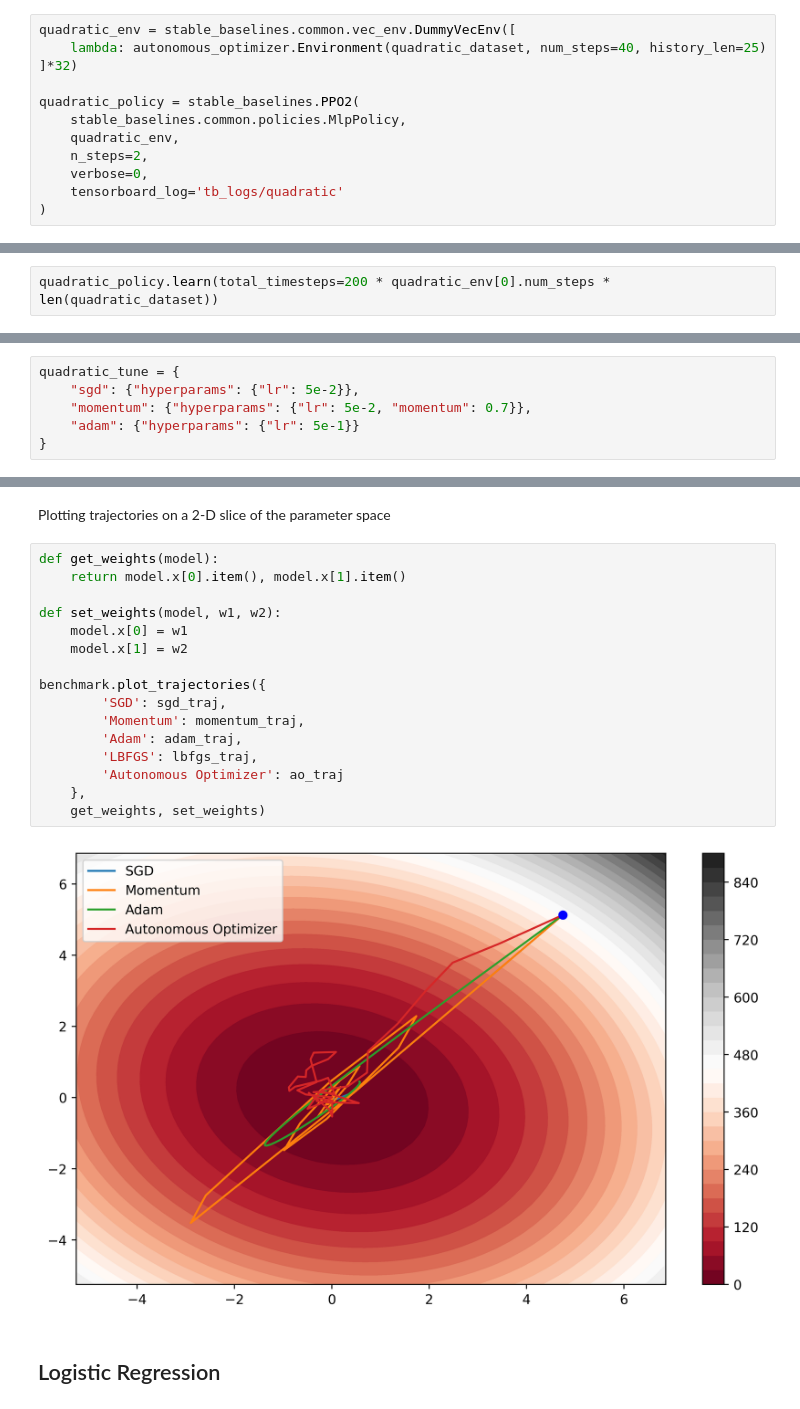
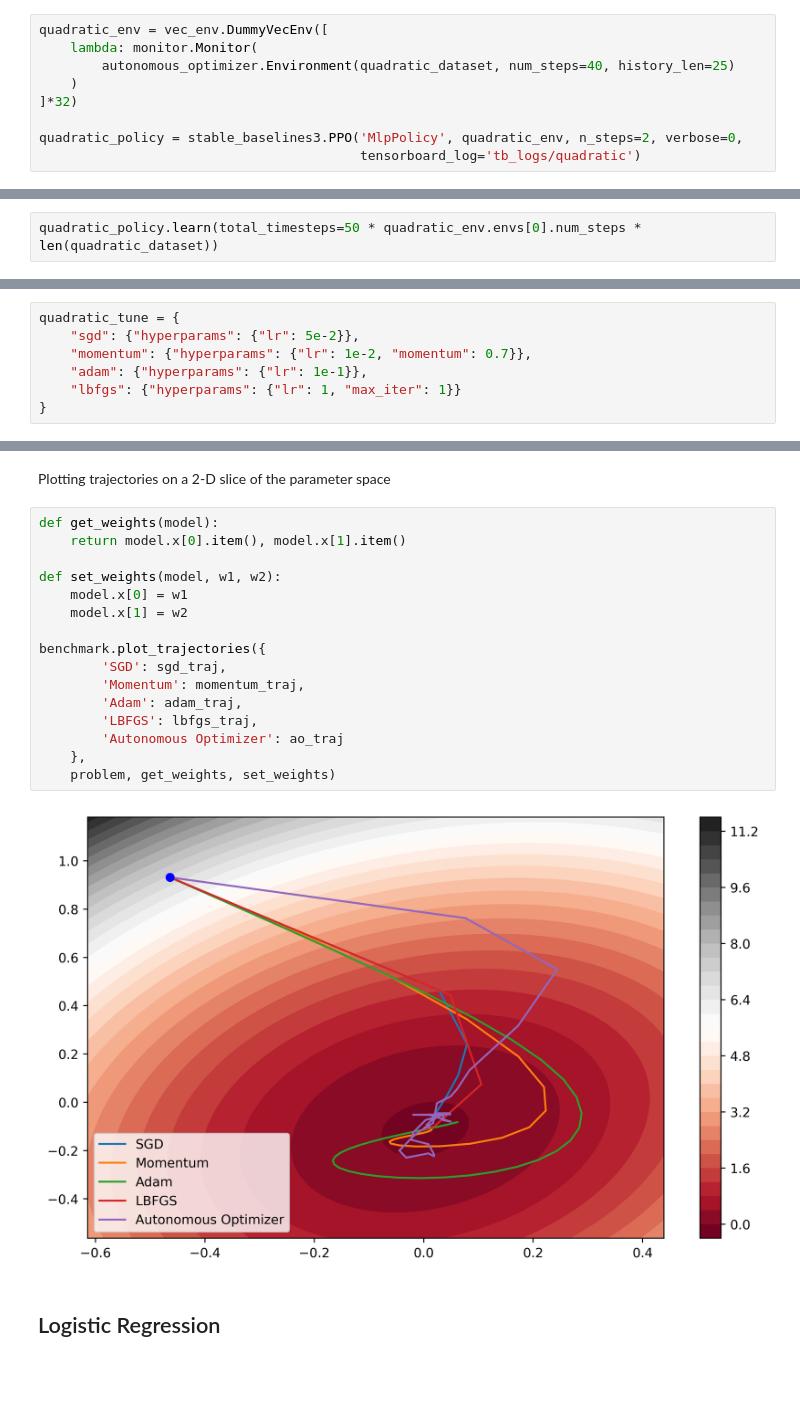
Before and after one commit to stewy33/Learning-to-Optimize, a Jupyter notebook: experiments.ipynb, the cells around one changed output, grey strips where cells are left out. Cells and saved outputs as stored; diff of their text form; blank space fills up the shorter version.

```diff
--- a/experiments.ipynb
+++ b/experiments.ipynb
@@ -34,19 +35,16 @@ quadratic_dataset = [benchmark.convex_quadratic() for _ in range(90)]
 # %% [markdown]
 Now we define the RL environment and our model.
 # %%
-quadratic_env = stable_baselines.common.vec_env.DummyVecEnv([
-    lambda: autonomous_optimizer.Environment(quadratic_dataset, num_steps=40, history_len=25)
+quadratic_env = vec_env.DummyVecEnv([
+    lambda: monitor.Monitor(
+        autonomous_optimizer.Environment(quadratic_dataset, num_steps=40, history_len=25)
+    )
 ]*32)
 
-quadratic_policy = stable_baselines.PPO2(
-    stable_baselines.common.policies.MlpPolicy,
-    quadratic_env,
-    n_steps=2,
-    verbose=0,
-    tensorboard_log='tb_logs/quadratic'
-)
+quadratic_policy = stable_baselines3.PPO('MlpPolicy', quadratic_env, n_steps=2, verbose=0,
+                                         tensorboard_log='tb_logs/quadratic')
 # %% [markdown]
 Train the algorithm on 20 passes over the dataset
 # %%
-quadratic_policy.learn(total_timesteps=200 * quadratic_env[0].num_steps * len(quadratic_dataset))
+quadratic_policy.learn(total_timesteps=50 * quadratic_env.envs[0].num_steps * len(quadratic_dataset))
 # %% [output]
@@ -56,8 +54,9 @@ We will be comparing the RL optimizer to several common convex optimization algo
 # %%
 quadratic_tune = {
     "sgd": {"hyperparams": {"lr": 5e-2}},
-    "momentum": {"hyperparams": {"lr": 5e-2, "momentum": 0.7}},
-    "adam": {"hyperparams": {"lr": 5e-1}}
+    "momentum": {"hyperparams": {"lr": 1e-2, "momentum": 0.7}},
+    "adam": {"hyperparams": {"lr": 1e-1}},
+    "lbfgs": {"hyperparams": {"lr": 1, "max_iter": 1}}
 }
 # %% [markdown]
 Now, let's compare their behavior on an example problem.
@@ -111,21 +111,21 @@ Plotting trajectories on a 2-D slice of the parameter space
 # %%
 def get_weights(model):
     return model.x[0].item(), model.x[1].item()
 
 def set_weights(model, w1, w2):
     model.x[0] = w1
     model.x[1] = w2
 
 benchmark.plot_trajectories({
         'SGD': sgd_traj,
         'Momentum': momentum_traj,
         'Adam': adam_traj,
         'LBFGS': lbfgs_traj,
         'Autonomous Optimizer': ao_traj
     },
-    get_weights, set_weights)
+    problem, get_weights, set_weights)
 # %% [output]
-[figure, old version]
+[figure, new version]
 # %% [markdown]
 ## Logistic Regression
 # %%
```
Also changed, not shown: parts of 28 cells of this notebook, 2 other files.
